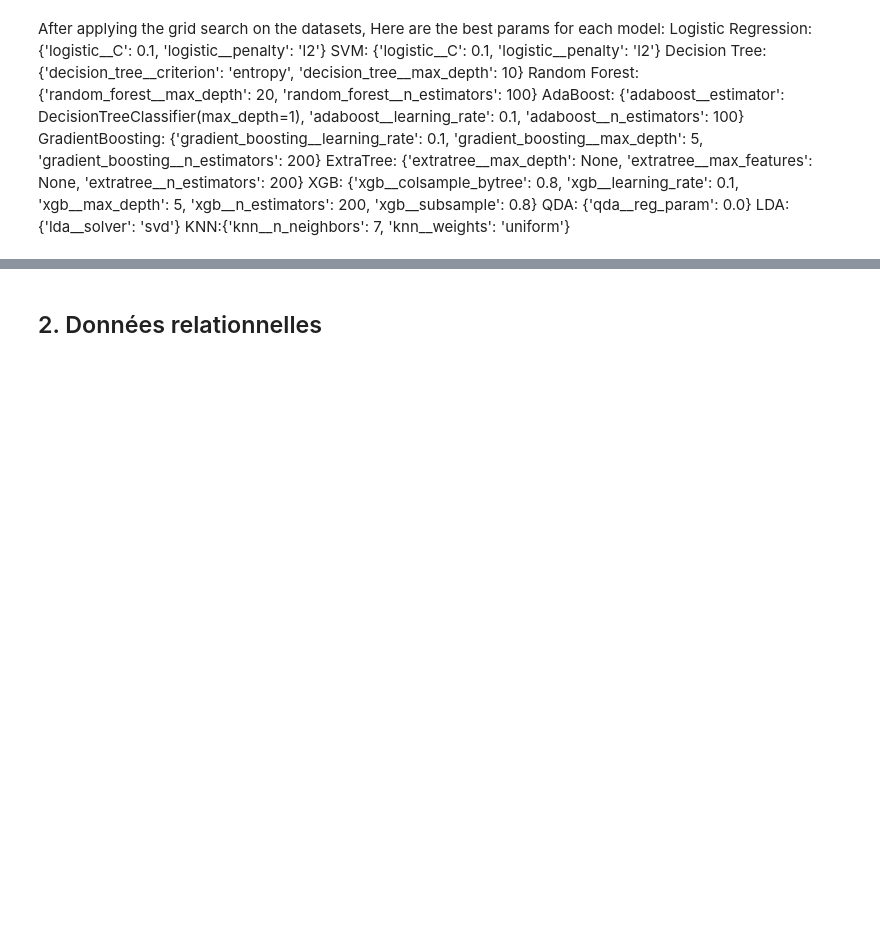
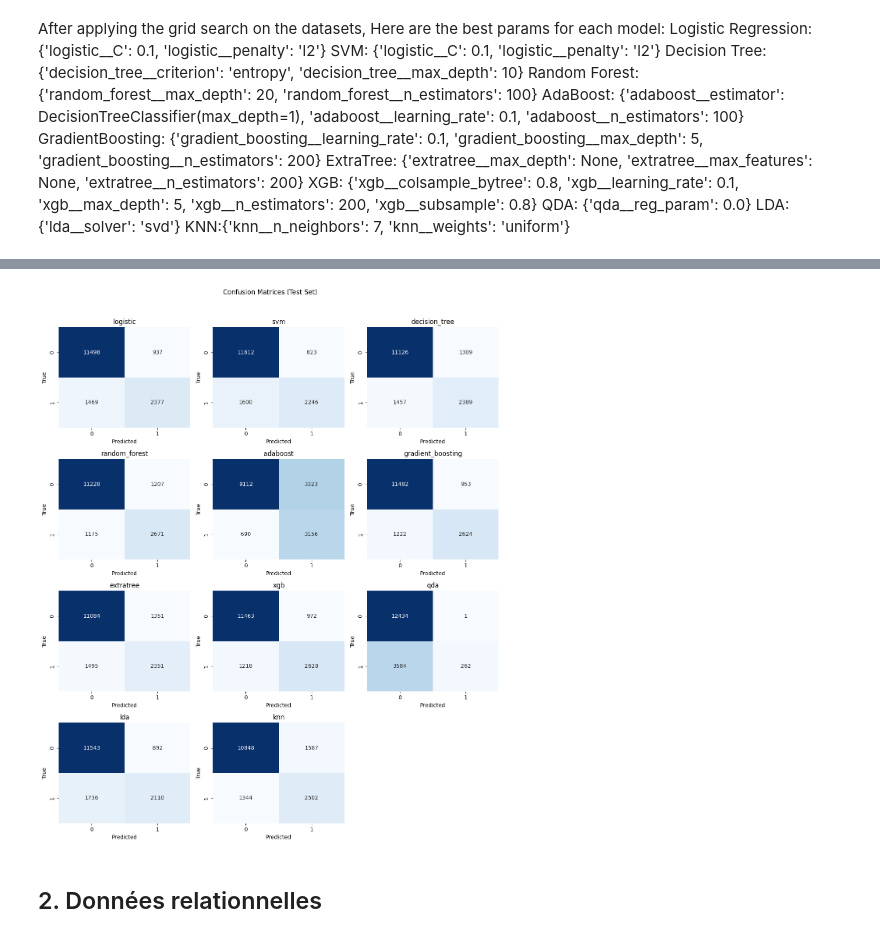
Before and after one commit to RaziRaouf/Income-Prediction-using-Supervised-Machine-Learning, a Jupyter notebook: supervised_learning.ipynb, the cells around one changed output, grey strips where cells are left out. Cells and saved outputs as stored; diff of their text form; code cells hidden in the pictures; blank space fills up the shorter version.

```diff
--- a/supervised_learning.ipynb
+++ b/supervised_learning.ipynb
@@ -866,3 +950,32 @@ weighted avg     0.8241    0.8200    0.8218     16281
+# %%
+# Plot confusion matrices for each model
+n_models = len(trained_models)
+n_cols = 3
+n_rows = int(np.ceil(n_models / n_cols))
+fig, axes = plt.subplots(n_rows, n_cols, figsize=(4*n_cols, 3.5*n_rows))
+axes = np.array(axes).reshape(n_rows, n_cols)
+i = 0
+for name, model in trained_models.items():
+    r, c = divmod(i, n_cols)
+    ax = axes[r, c]
+    y_pred = model.predict(X_test)
+    cm = confusion_matrix(y_test, y_pred)
+    sns.heatmap(cm, annot=True, fmt='d', cmap='Blues', cbar=False, ax=ax)
+    ax.set_title(f"{name}")
+    ax.set_xlabel("Predicted")
+    ax.set_ylabel("True")
+    i += 1
+
+# Hide any unused subplots
+for j in range(i, n_rows*n_cols):
+    r, c = divmod(j, n_cols)
+    fig.delaxes(axes[r, c])
+
+fig.suptitle("Confusion Matrices (Test Set)", y=1.02)
+plt.tight_layout()
+plt.show()
+# %% [output]
+[figure, added]
 # %% [markdown]
 ## 2. Données relationnelles
 # %% [markdown]
```
Also changed, not shown: parts of 16 cells of this notebook.
